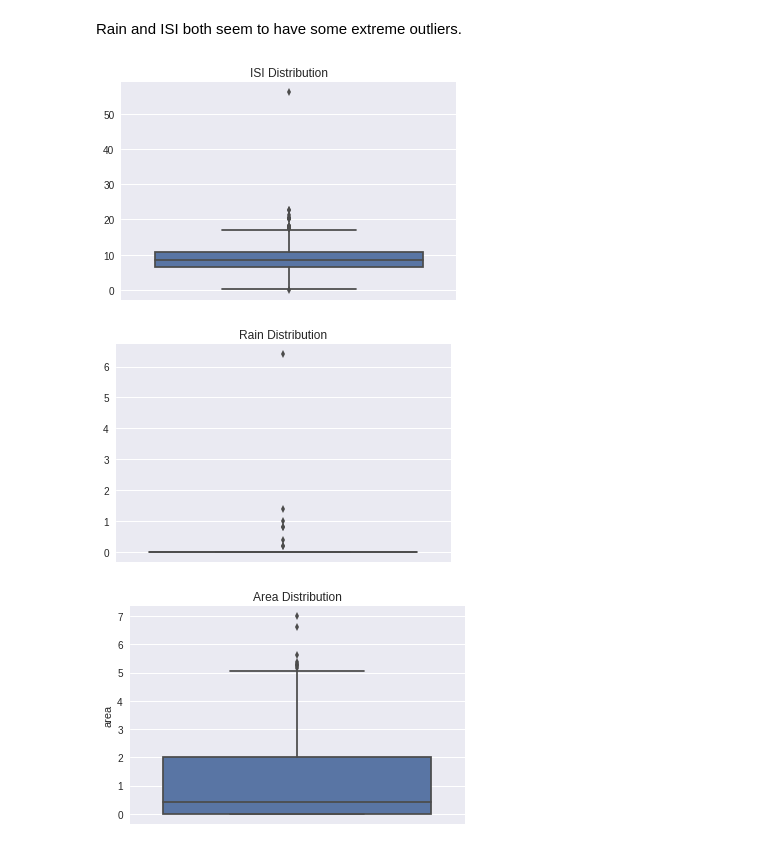
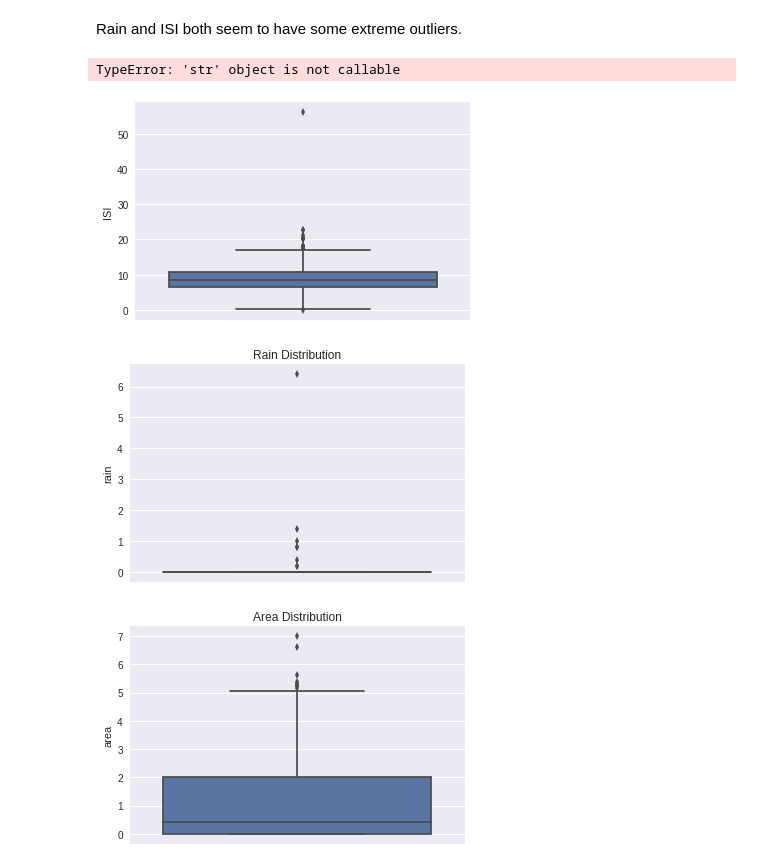
Before and after one commit to davidjwatts/portuguese_fires, a Jupyter notebook: Data_Story.ipynb, the cells around one changed output. Saved outputs shown, nothing was run; the diff lists cells and outputs as text; code cells hidden in the pictures.

```diff
--- a/Data_Story.ipynb
+++ b/Data_Story.ipynb
@@ -12,6 +14,6 @@ from sklearn.model_selection import train_test_split as TTS
 %matplotlib inline
 # %%
-df = utils.wrangle()
+fires = utils.wrangle()
 # %% [markdown]
 ___
 ## Background
@@ -63,8 +65,8 @@ np.sum(df.area==0)/len(df)
 # %%
 # Creating the boolean column and transforming area
 
-df['area'] = np.log(df['area']+1)
-df['small'] = df.area == 0
+fires['area'] = np.log(fires['area']+1)
+fires['small'] = fires.area == 0
 # %%
 # That's a bit better!
 
@@ -170,17 +172,17 @@ ___
 # %% [markdown]
 Rain and ISI both seem to have some extreme outliers.
 # %%
-sns.boxplot(y='ISI', data=df);
+sns.boxplot(y='ISI', data=fires);
 plt.ylabel('')
 plt.title("ISI Distribution")
 plt.show()
 # %% [output]
+TypeError: 'str' object is not callable
-[figure, old version]
+[figure, new version]
 # %%
-sns.boxplot(y='rain', data=df);
-plt.ylabel('')
+sns.boxplot(y='rain', data=fires);
 plt.title("Rain Distribution")
 plt.show()
 # %% [output]
-[figure, old version]
+[figure, new version]
 # %%
```
Also changed, not shown: parts of 21 cells of this notebook, 2 other files.
